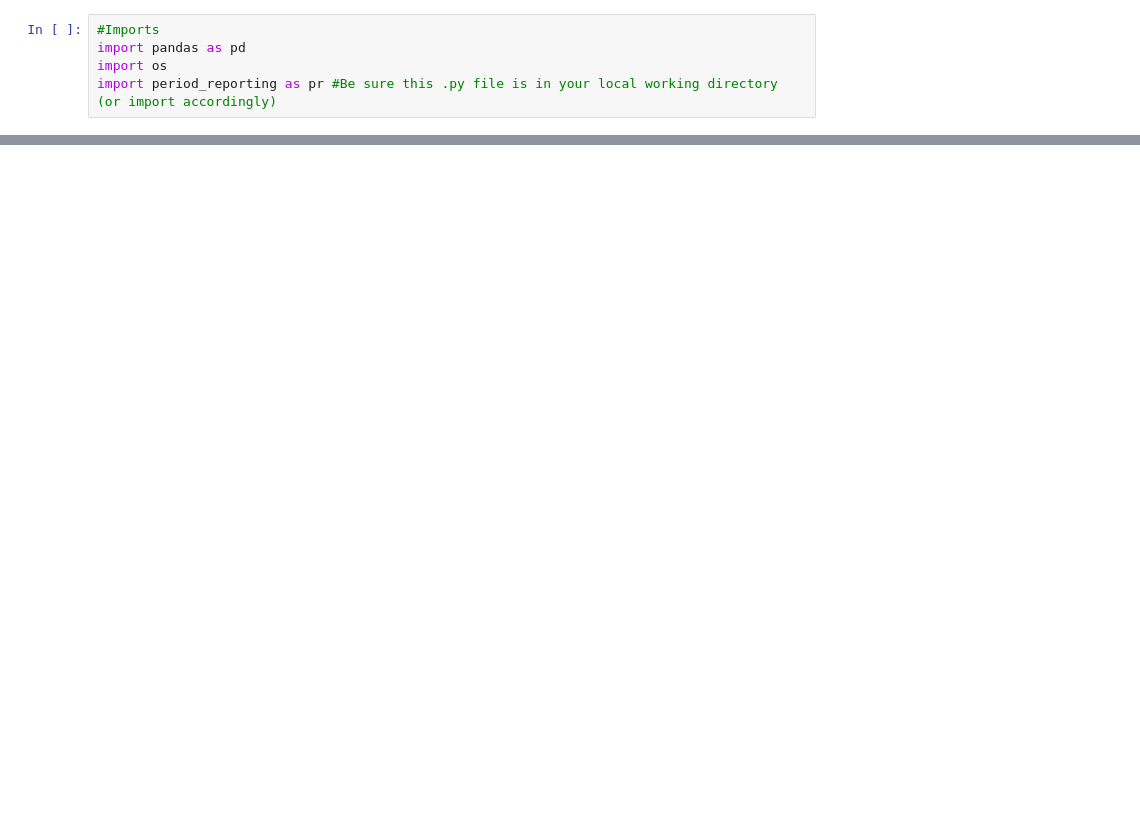
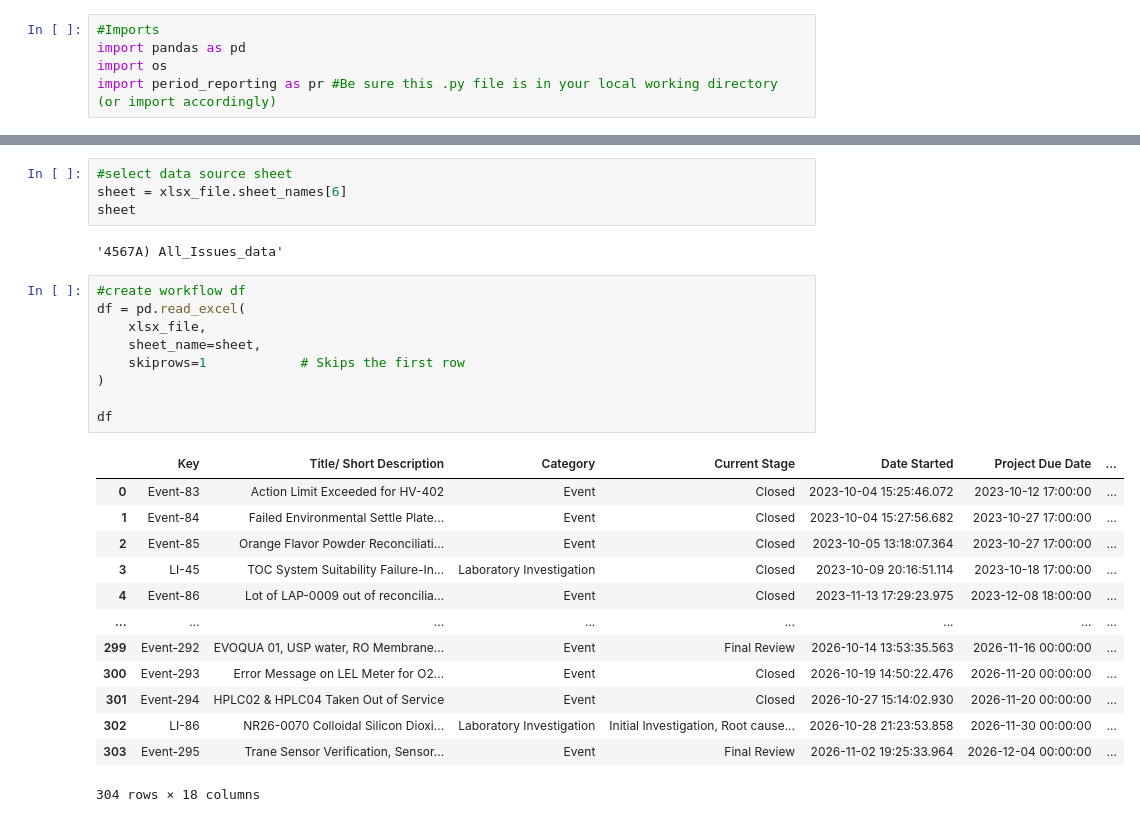
Before and after one commit to JsonBravo/Workflow_Metric_Reporting, a Jupyter notebook: period_reporting_notebook.ipynb, the cells around one changed output, grey strips where cells are left out. Cells and saved outputs as stored; diff of their text form; blank space fills up the shorter version.

```diff
--- a/period_reporting_notebook.ipynb
+++ b/period_reporting_notebook.ipynb
@@ -140,0 +39,29 @@ Key Workflows at the end of Period 2025-01:
+# %%
+#select data source sheet
+sheet = xlsx_file.sheet_names[6]
+sheet
+# %% [output]
+'4567A) All_Issues_data'
+# %%
+#create workflow df
+df = pd.read_excel(
+    xlsx_file,
+    sheet_name=sheet,
+    skiprows=1            # Skips the first row
+)
+
+df
+# %% [output]
+|  | Key | Title/ Short Description | Category | Current Stage | Date Started | Project Due Date | ... |
+| 0 | Event-83 | Action Limit Exceeded for HV-402 | Event | Closed | 2023-10-04 15:25:46.072 | 2023-10-12 17:00:00 | ... |
+| 1 | Event-84 | Failed Environmental Settle Plate... | Event | Closed | 2023-10-04 15:27:56.682 | 2023-10-27 17:00:00 | ... |
+| 2 | Event-85 | Orange Flavor Powder Reconciliati... | Event | Closed | 2023-10-05 13:18:07.364 | 2023-10-27 17:00:00 | ... |
+| 3 | LI-45 | TOC System Suitability Failure-In... | Laboratory Investigation | Closed | 2023-10-09 20:16:51.114 | 2023-10-18 17:00:00 | ... |
+| 4 | Event-86 | Lot of LAP-0009 out of reconcilia... | Event | Closed | 2023-11-13 17:29:23.975 | 2023-12-08 18:00:00 | ... |
+| ... | ... | ... | ... | ... | ... | ... | ... |
+| 299 | Event-292 | EVOQUA 01, USP water, RO Membrane... | Event | Final Review | 2026-10-14 13:53:35.563 | 2026-11-16 00:00:00 | ... |
+| 300 | Event-293 | Error Message on LEL Meter for O2... | Event | Closed | 2026-10-19 14:50:22.476 | 2026-11-20 00:00:00 | ... |
+| 301 | Event-294 | HPLC02 & HPLC04 Taken Out of Service | Event | Closed | 2026-10-27 15:14:02.930 | 2026-11-20 00:00:00 | ... |
+| 302 | LI-86 | NR26-0070 Colloidal Silicon Dioxi... | Laboratory Investigation | Initial Investigation, Root cause... | 2026-10-28 21:23:53.858 | 2026-11-30 00:00:00 | ... |
+| 303 | Event-295 | Trane Sensor Verification, Sensor... | Event | Final Review | 2026-11-02 19:25:33.964 | 2026-12-04 00:00:00 | ... |
+304 rows × 18 columns
```
Also changed, not shown: parts of 5 cells of this notebook, 1 other file.
